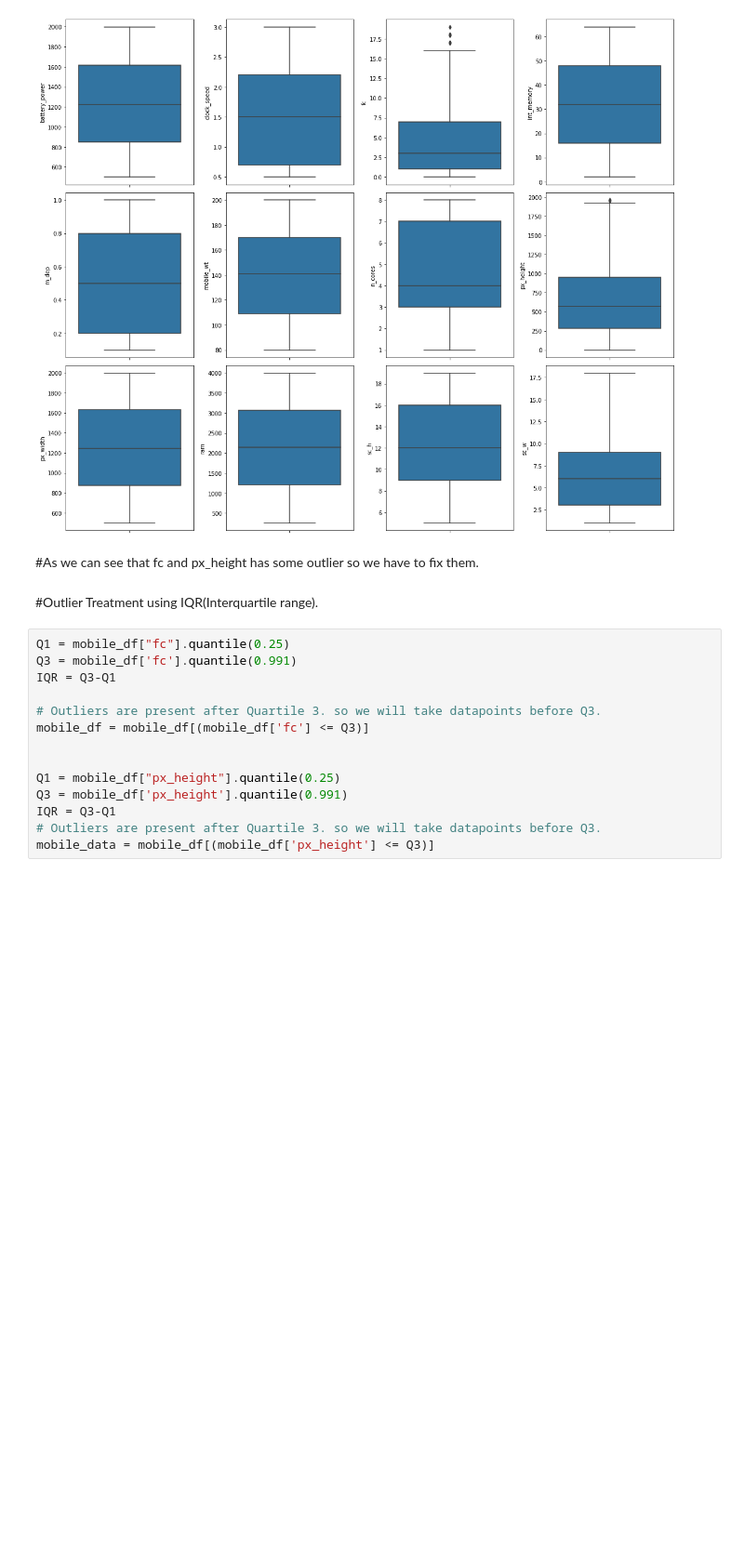
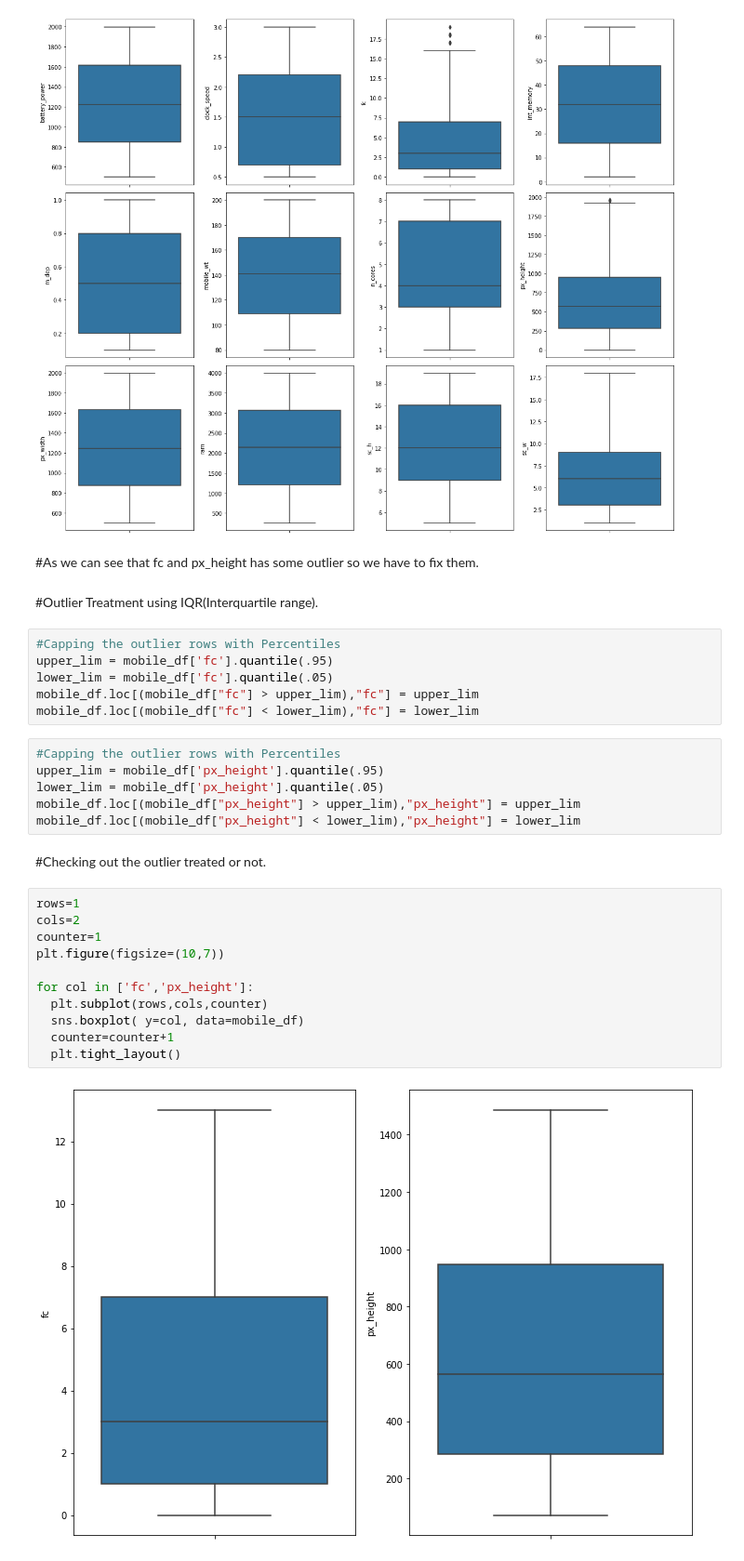
Before and after one commit to Lovejeet-Singh-31/Mobile-Price-Range-Prediction, a Jupyter notebook: Mobile_Price_Range_Prediction.ipynb, the cells around one changed output. Shown at 93% size. Drawn from its saved outputs; the diff is of its cells as text; blank space fills up the shorter version.

```diff
--- a/Mobile_Price_Range_Prediction.ipynb
+++ b/Mobile_Price_Range_Prediction.ipynb
@@ -417,17 +418,30 @@ for col in numeric_features:
 #As we can see that fc and px_height has some outlier so we have to fix them.
 # %% [markdown]
 #Outlier Treatment using IQR(Interquartile range).
-# %%
-Q1 = mobile_df["fc"].quantile(0.25)
-Q3 = mobile_df['fc'].quantile(0.991)
-IQR = Q3-Q1
-
-# Outliers are present after Quartile 3. so we will take datapoints before Q3.
-mobile_df = mobile_df[(mobile_df['fc'] <= Q3)]
-
-
-Q1 = mobile_df["px_height"].quantile(0.25)
-Q3 = mobile_df['px_height'].quantile(0.991)
-IQR = Q3-Q1
-# Outliers are present after Quartile 3. so we will take datapoints before Q3.
-mobile_data = mobile_df[(mobile_df['px_height'] <= Q3)]
+# %%
+#Capping the outlier rows with Percentiles
+upper_lim = mobile_df['fc'].quantile(.95)
+lower_lim = mobile_df['fc'].quantile(.05)
+mobile_df.loc[(mobile_df["fc"] > upper_lim),"fc"] = upper_lim
+mobile_df.loc[(mobile_df["fc"] < lower_lim),"fc"] = lower_lim
+# %%
+#Capping the outlier rows with Percentiles
+upper_lim = mobile_df['px_height'].quantile(.95)
+lower_lim = mobile_df['px_height'].quantile(.05)
+mobile_df.loc[(mobile_df["px_height"] > upper_lim),"px_height"] = upper_lim
+mobile_df.loc[(mobile_df["px_height"] < lower_lim),"px_height"] = lower_lim
+# %% [markdown]
+#Checking out the outlier treated or not.
+# %%
+rows=1
+cols=2
+counter=1
+plt.figure(figsize=(10,7))
+
+for col in ['fc','px_height']:
+  plt.subplot(rows,cols,counter)
+  sns.boxplot( y=col, data=mobile_df)
+  counter=counter+1
+  plt.tight_layout()
+# %% [output]
+[figure, added]
```
Also changed, not shown: parts of 22 cells of this notebook.
